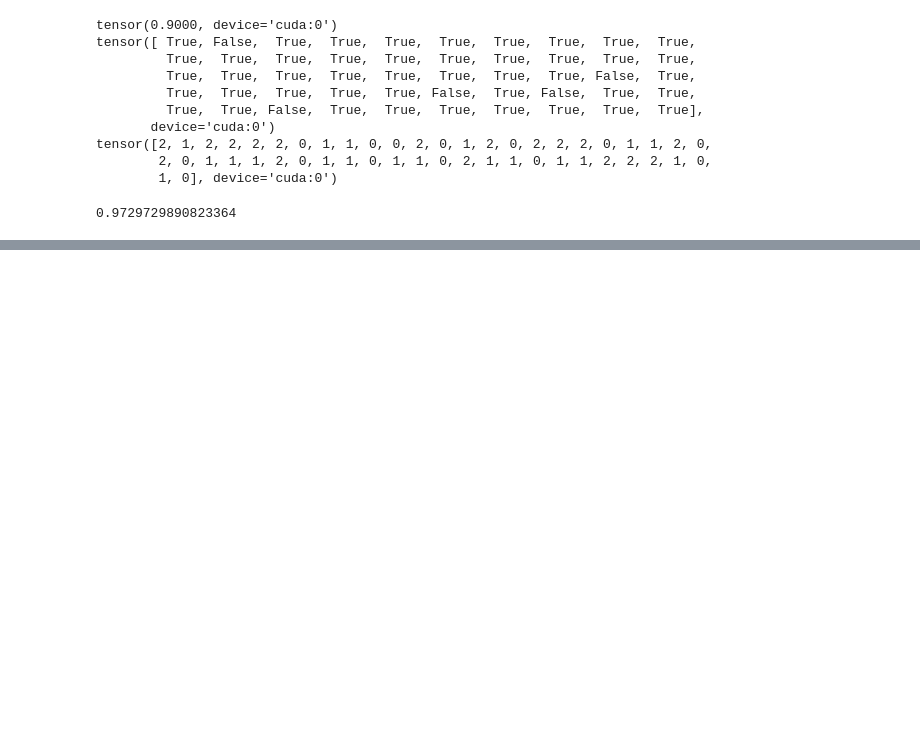
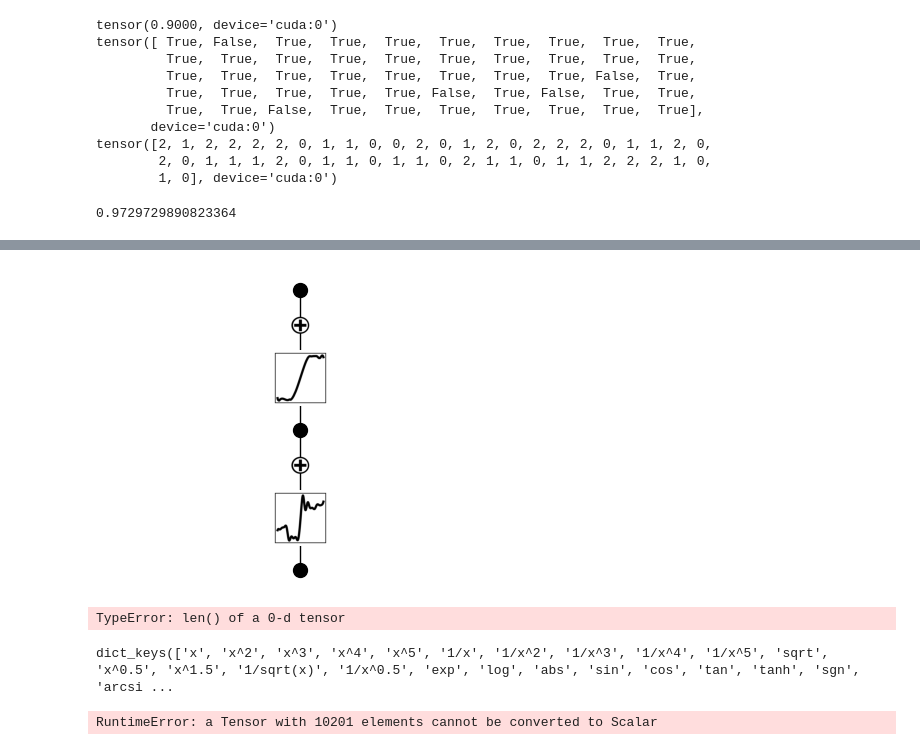
Before and after one commit to Ewangelina/magPub, a Jupyter notebook: Untitled.ipynb, the cells around one changed output, grey strips where cells are left out. Saved outputs shown, nothing was run; the diff lists cells and outputs as text; code cells hidden in the pictures; blank space fills up the shorter version.

```diff
--- a/Untitled.ipynb
+++ b/Untitled.ipynb
@@ -216,0 +274,12 @@ print(torch.mean((torch.argmax(model(dataset['test_input']), dim=1) == dataset['
+# %%
+model.plot()
+# %% [output]
+[figure, added]
+# %%
+model.suggest_symbolic(0,0,0)
+# %% [output]
+TypeError: len() of a 0-d tensor
+# %%
+SYMBOLIC_LIB.keys()
+# %% [output]
+dict_keys(['x', 'x^2', 'x^3', 'x^4', 'x^5', '1/x', '1/x^2', '1/x^3', '1/x^4', '1/x^5', 'sqrt', 'x^0.5', 'x^1.5', '1/sqrt(x)', '1/x^0.5', 'exp', 'log', 'abs', 'sin', 'cos', 'tan', 'tanh', 'sgn', 'arcsi ...
@@ -216,0 +288,4 @@ print(torch.mean((torch.argmax(model(dataset['test_input']), dim=1) == dataset['
+# %%
+model.suggest_symbolic(0,0,0)
+# %% [output]
+RuntimeError: a Tensor with 10201 elements cannot be converted to Scalar
```
Also changed, not shown: parts of 7 cells of this notebook, 3 other files.
